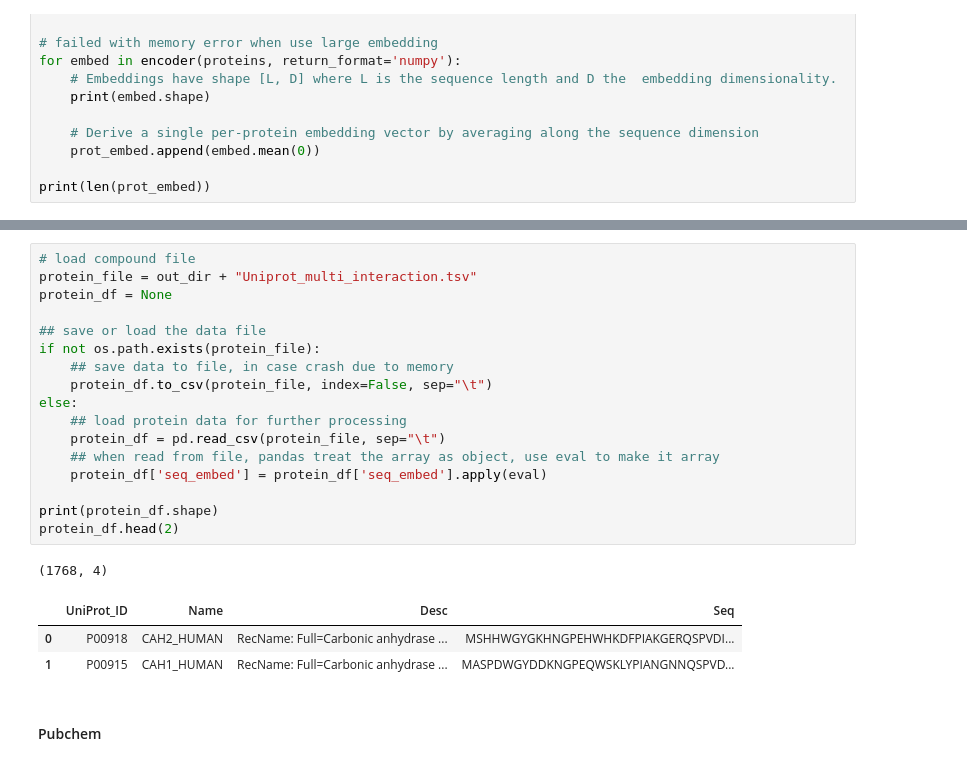
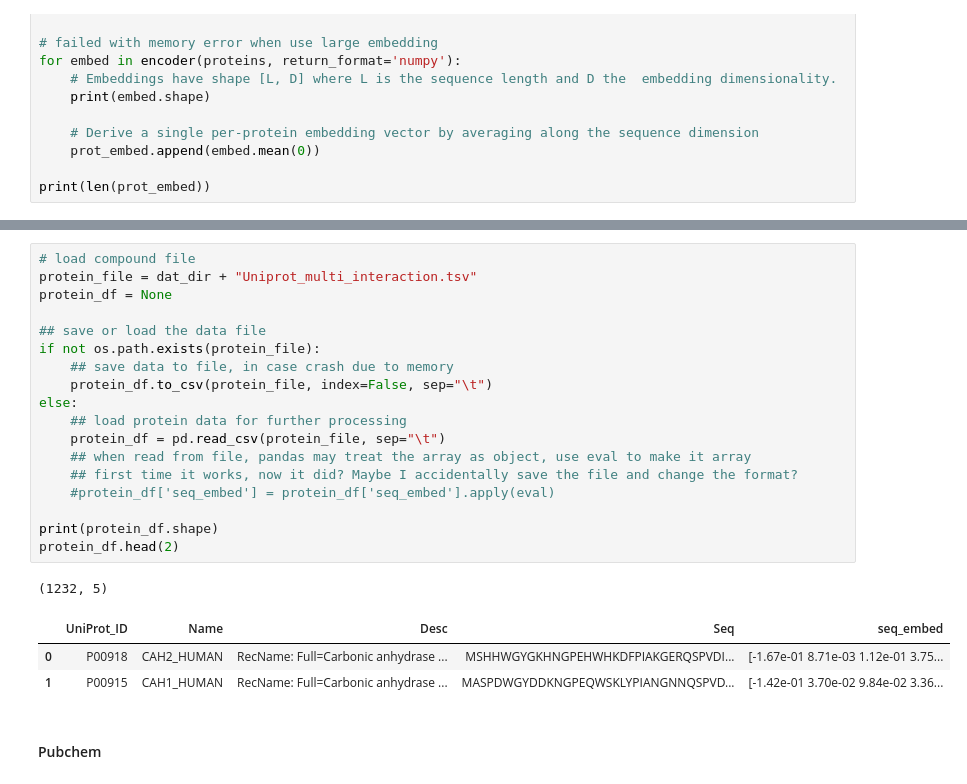
Before and after one commit to flycloud-king/DTI_KiBA, a Jupyter notebook: DTI_modeling.ipynb, the cells around one changed output, grey strips where cells are left out. Cells and saved outputs as stored; diff of their text form.

```diff
--- a/DTI_modeling.ipynb
+++ b/DTI_modeling.ipynb
@@ -492,26 +492,27 @@ display(protein_df.tail(2))
 | 1759 | P03915 | NU5M_HUMAN | RecName: Full=NADH-ubiquinone oxi... | MTMHTTMTTLTLTSLIPPILTTLVNPNKKNSYP... | [-0.17527467, -0.09168148, 0.0546... |
 # %%
 # load compound file
-protein_file = out_dir + "Uniprot_multi_interaction.tsv"
+protein_file = dat_dir + "Uniprot_multi_interaction.tsv"
 protein_df = None
 
 ## save or load the data file
 if not os.path.exists(protein_file):
     ## save data to file, in case crash due to memory
     protein_df.to_csv(protein_file, index=False, sep="\t")
 else:
     ## load protein data for further processing
     protein_df = pd.read_csv(protein_file, sep="\t")
-    ## when read from file, pandas treat the array as object, use eval to make it array
-    protein_df['seq_embed'] = protein_df['seq_embed'].apply(eval)
+    ## when read from file, pandas may treat the array as object, use eval to make it array
+    ## first time it works, now it did? Maybe I accidentally save the file and change the format?
+    #protein_df['seq_embed'] = protein_df['seq_embed'].apply(eval)
 
 print(protein_df.shape)
 protein_df.head(2)
 # %% [output]
-(1768, 4)
+(1232, 5)
-|  | UniProt_ID | Name | Desc | Seq |
-| 0 | P00918 | CAH2_HUMAN | RecName: Full=Carbonic anhydrase ... | MSHHWGYGKHNGPEHWHKDFPIAKGERQSPVDI... |
-| 1 | P00915 | CAH1_HUMAN | RecName: Full=Carbonic anhydrase ... | MASPDWGYDDKNGPEQWSKLYPIANGNNQSPVD... |
+|  | UniProt_ID | Name | Desc | Seq | seq_embed |
+| 0 | P00918 | CAH2_HUMAN | RecName: Full=Carbonic anhydrase ... | MSHHWGYGKHNGPEHWHKDFPIAKGERQSPVDI... | [-1.67e-01 8.71e-03 1.12e-01 3.75... |
+| 1 | P00915 | CAH1_HUMAN | RecName: Full=Carbonic anhydrase ... | MASPDWGYDDKNGPEQWSKLYPIANGNNQSPVD... | [-1.42e-01 3.70e-02 9.84e-02 3.36... |
 # %% [markdown]
 #### Pubchem
 # %%
```
Also changed, not shown: parts of 16 cells of this notebook.
